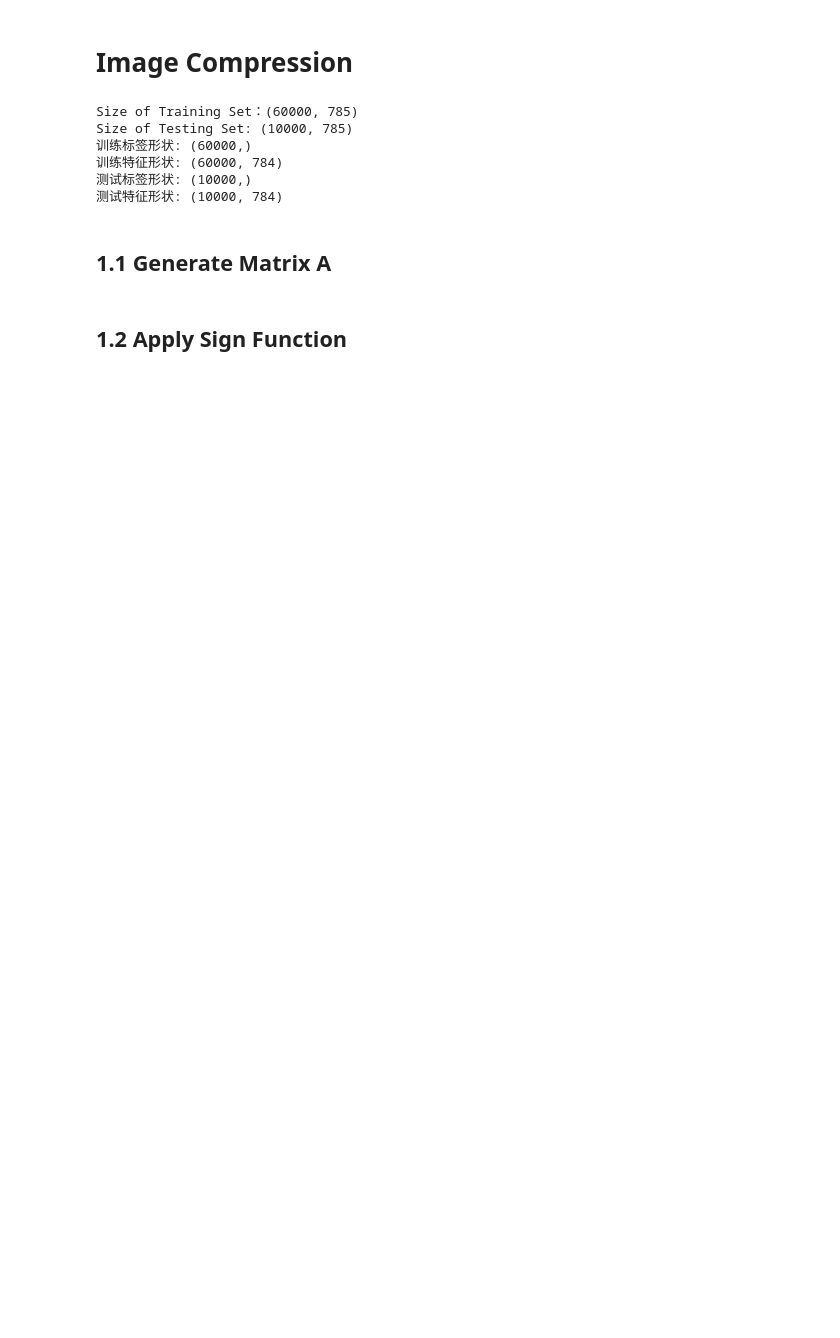
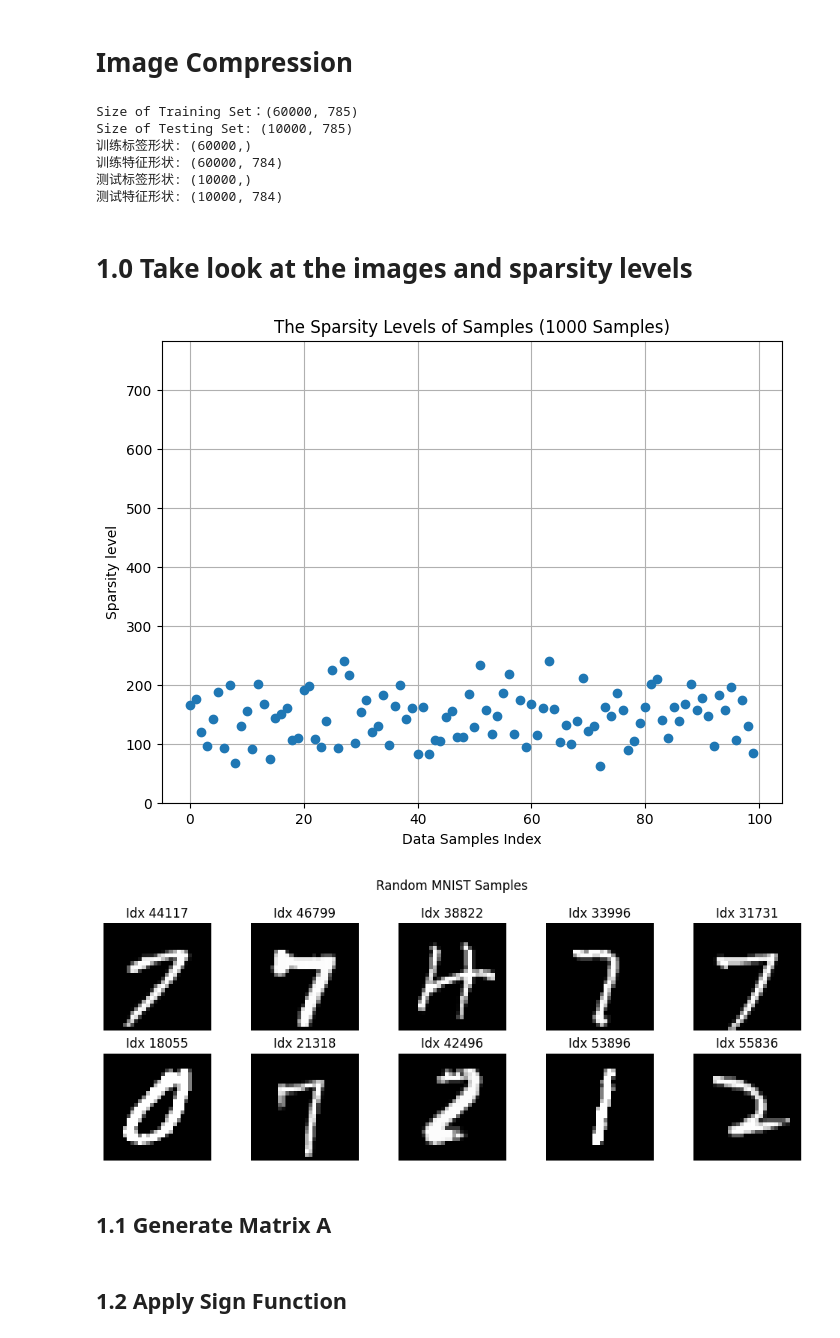
Before and after one commit to ZHY-79/EE4740-Image-Compression-Project, a Jupyter notebook: main.ipynb, the cells around one changed output. Drawn from its saved outputs; the diff is of its cells as text; code cells hidden in the pictures; blank space fills up the shorter version.

```diff
--- a/main.ipynb
+++ b/main.ipynb
@@ -61,6 +71,36 @@ Size of Testing Set: (10000, 785)
 训练特征形状: (60000, 784)
 测试标签形状: (10000,)
 测试特征形状: (10000, 784)
+# %% [markdown]
+# 1.0 Take look at the images and sparsity levels
+# %%
+sparsity_list = []
+for i in range(100):
+    sparsity = Calculate_Sparse(X_train[i])
+    sparsity_list.append(sparsity)
+
+plt.figure(figsize=(8, 6))
+plt.plot(sparsity_list, 'o')
+plt.ylabel('Sparsity level')
+plt.xlabel('Data Samples Index')
+plt.ylim([0, 784])
+plt.grid(True)
+plt.title('The Sparsity Levels of Samples (1000 Samples)')
+plt.show()
+
+random_indices = random.sample(range(len(X_train)), 10)
+plt.figure(figsize=(10, 4))
+for i, idx in enumerate(random_indices):
+    plt.subplot(2, 5, i + 1)
+    plt.imshow(X_train[idx].reshape([28, 28]), cmap='gray')
+    plt.axis('off')
+    plt.title(f'Idx {idx}')
+plt.suptitle('Random MNIST Samples')
+plt.tight_layout()
+plt.show()
+# %% [output]
+[figure, added]
+[figure, added]
 # %% [markdown]
 ## 1.1 Generate Matrix A
 # %%
```
Also changed, not shown: parts of 20 cells of this notebook.
